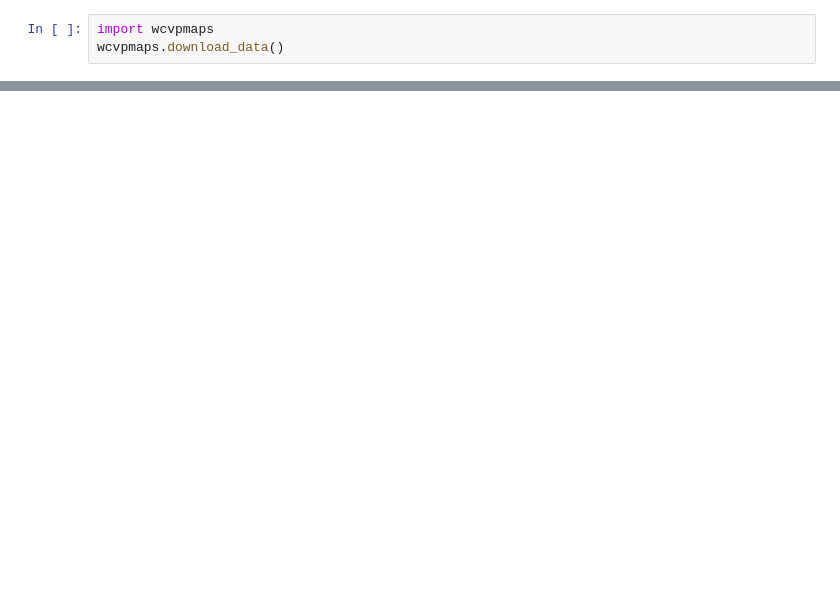
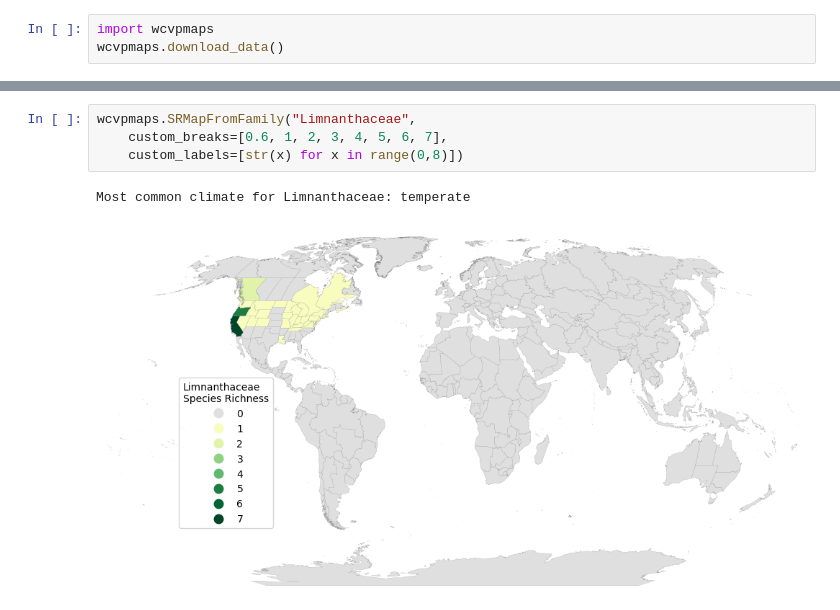
Before and after one commit to north-ross/PlantFamilyMapping, a Jupyter notebook: example_noteboook.ipynb, the cells around one changed output, grey strips where cells are left out. Drawn from its saved outputs; the diff is of its cells as text; blank space fills up the shorter version.

```diff
--- a/example_noteboook.ipynb
+++ b/example_noteboook.ipynb
@@ -13,0 +14,7 @@ Most common climate for Fabaceae: seasonally dry tropical
+# %%
+wcvpmaps.SRMapFromFamily("Limnanthaceae",
+    custom_breaks=[0.6, 1, 2, 3, 4, 5, 6, 7],
+    custom_labels=[str(x) for x in range(0,8)])
+# %% [output]
+Most common climate for Limnanthaceae: temperate
+[figure, added]
```
Also changed, not shown: parts of 2 cells of this notebook, 2 other files.
